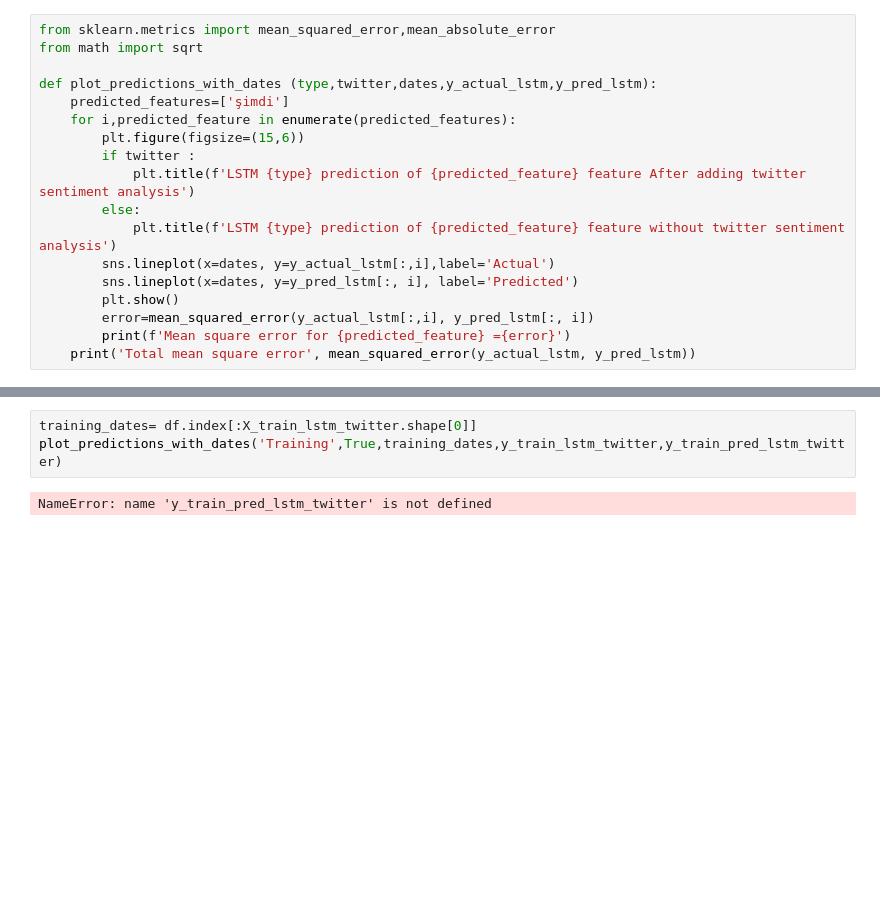
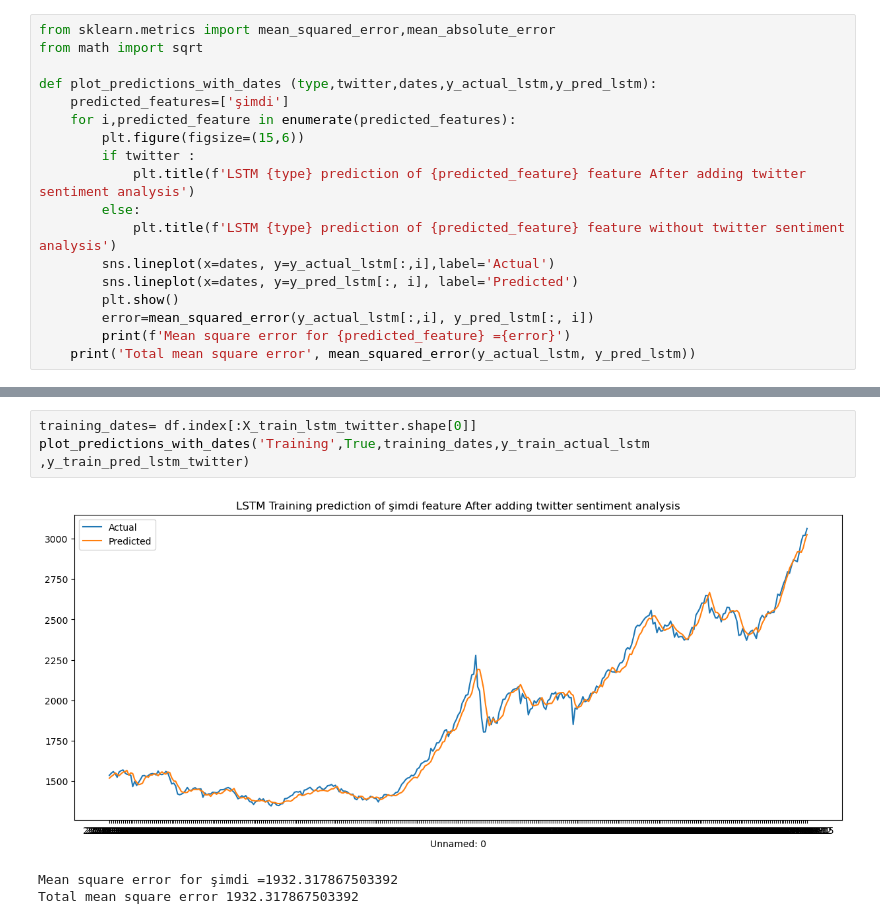
Before and after one commit to FacVain/tweet-stock-prediction, a Jupyter notebook: Stock_Prediction/LSTM_develop.ipynb, the cells around one changed output, grey strips where cells are left out. Saved outputs shown, nothing was run; the diff lists cells and outputs as text; blank space fills up the shorter version.

```diff
--- a/Stock_Prediction/LSTM_develop.ipynb
+++ b/Stock_Prediction/LSTM_develop.ipynb
@@ -229,8 +219,10 @@ y_test_actual_lstm = scaler_for_inference.inverse_transform(y_test_actual_lstm_r
 # %%
 training_dates= df.index[:X_train_lstm_twitter.shape[0]]
-plot_predictions_with_dates('Training',True,training_dates,y_train_lstm_twitter,y_train_pred_lstm_twitter)
+plot_predictions_with_dates('Training',True,training_dates,y_train_actual_lstm ,y_train_pred_lstm_twitter)
 # %% [output]
+[figure, added]
-NameError: name 'y_train_pred_lstm_twitter' is not defined
+Mean square error for şimdi =1932.317867503392
+Total mean square error 1932.317867503392
 # %%
 plot_predictions_with_dates('Testing',False,testing_dates,y_test_actual_lstm,y_test_pred_lstm_without_twitter)
 # %% [output]
```
Also changed, not shown: parts of 18 cells of this notebook.
